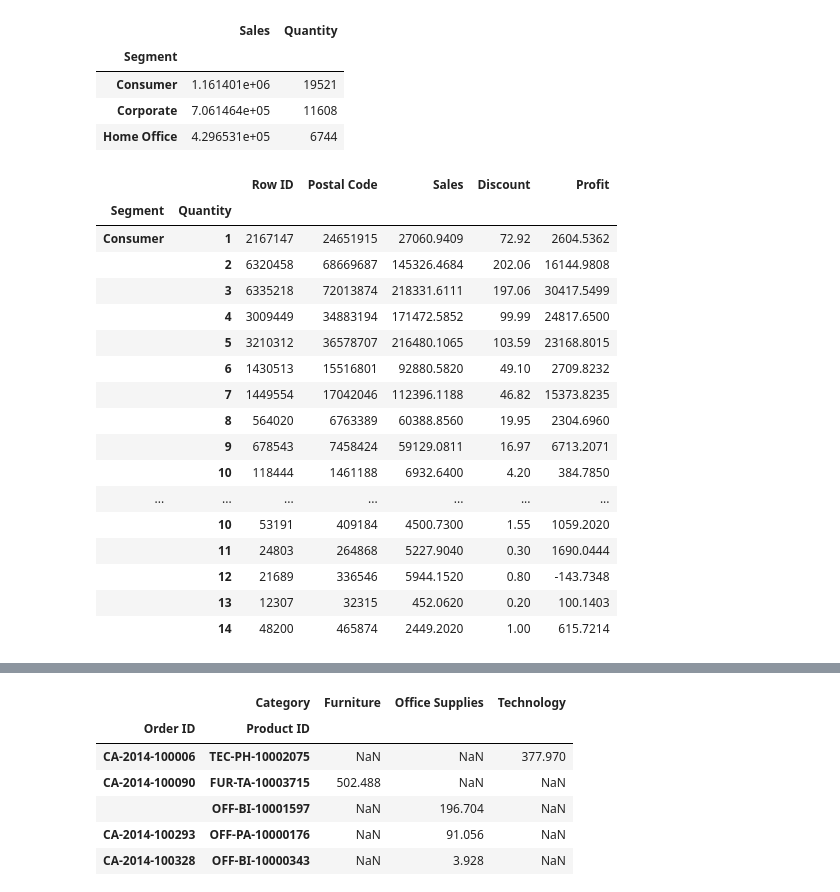
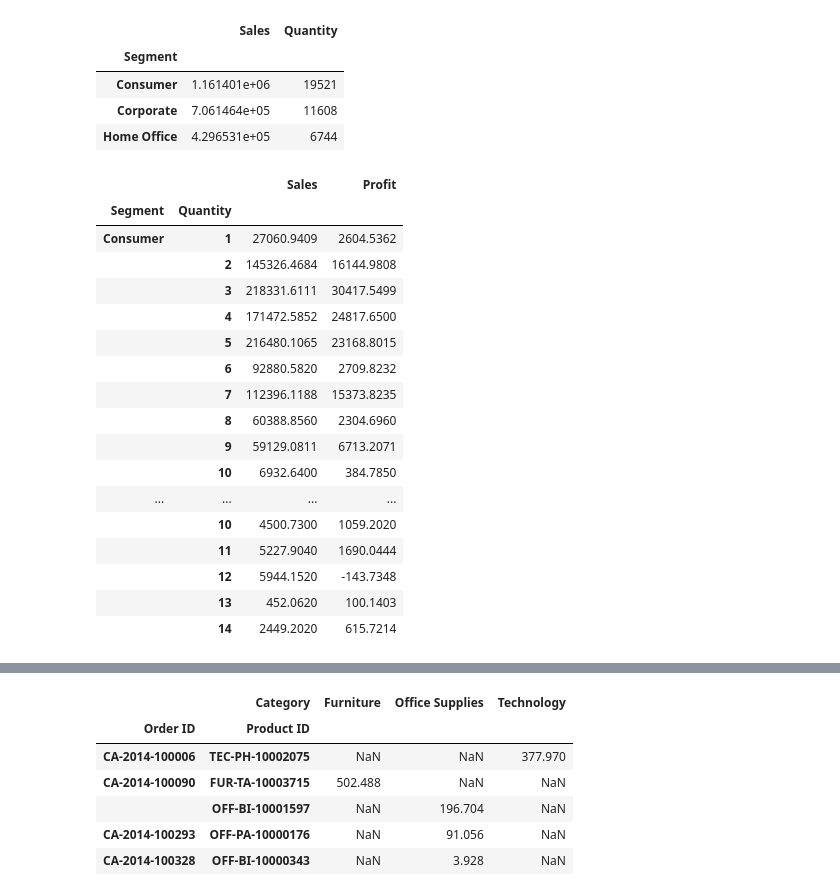
Before and after one commit to lauracarpaciu/OFFICE-SUPPLIES-EDA-PYTHON, a Jupyter notebook: Superstore.ipynb, the cells around one changed output, grey strips where cells are left out. Cells and saved outputs as stored; diff of their text form; code cells hidden in the pictures.

```diff
--- a/Superstore.ipynb
+++ b/Superstore.ipynb
@@ -267,23 +238,23 @@ store_df.groupby("Segment")[["Sales", "Quantity"]].sum()
 | Corporate | 7.061464e+05 | 11608 |
 | Home Office | 4.296531e+05 | 6744 |
 # %%
-store_df.groupby(["Segment", "Quantity"]).sum()
+store_df.groupby(["Segment", "Quantity"])[["Sales", "Profit"]].sum()
 # %% [output]
-|  |  | Row ID | Postal Code | Sales | Discount | Profit |
-| Segment | Quantity |  |  |  |  |  |
-| Consumer | 1 | 2167147 | 24651915 | 27060.9409 | 72.92 | 2604.5362 |
-|  | 2 | 6320458 | 68669687 | 145326.4684 | 202.06 | 16144.9808 |
-|  | 3 | 6335218 | 72013874 | 218331.6111 | 197.06 | 30417.5499 |
-|  | 4 | 3009449 | 34883194 | 171472.5852 | 99.99 | 24817.6500 |
-|  | 5 | 3210312 | 36578707 | 216480.1065 | 103.59 | 23168.8015 |
-|  | 6 | 1430513 | 15516801 | 92880.5820 | 49.10 | 2709.8232 |
-|  | 7 | 1449554 | 17042046 | 112396.1188 | 46.82 | 15373.8235 |
-|  | 8 | 564020 | 6763389 | 60388.8560 | 19.95 | 2304.6960 |
-|  | 9 | 678543 | 7458424 | 59129.0811 | 16.97 | 6713.2071 |
-|  | 10 | 118444 | 1461188 | 6932.6400 | 4.20 | 384.7850 |
-| ... | ... | ... | ... | ... | ... | ... |
-|  | 10 | 53191 | 409184 | 4500.7300 | 1.55 | 1059.2020 |
-|  | 11 | 24803 | 264868 | 5227.9040 | 0.30 | 1690.0444 |
-|  | 12 | 21689 | 336546 | 5944.1520 | 0.80 | -143.7348 |
-|  | 13 | 12307 | 32315 | 452.0620 | 0.20 | 100.1403 |
-|  | 14 | 48200 | 465874 | 2449.2020 | 1.00 | 615.7214 |
+|  |  | Sales | Profit |
+| Segment | Quantity |  |  |
+| Consumer | 1 | 27060.9409 | 2604.5362 |
+|  | 2 | 145326.4684 | 16144.9808 |
+|  | 3 | 218331.6111 | 30417.5499 |
+|  | 4 | 171472.5852 | 24817.6500 |
+|  | 5 | 216480.1065 | 23168.8015 |
+|  | 6 | 92880.5820 | 2709.8232 |
+|  | 7 | 112396.1188 | 15373.8235 |
+|  | 8 | 60388.8560 | 2304.6960 |
+|  | 9 | 59129.0811 | 6713.2071 |
+|  | 10 | 6932.6400 | 384.7850 |
+| ... | ... | ... | ... |
+|  | 10 | 4500.7300 | 1059.2020 |
+|  | 11 | 5227.9040 | 1690.0444 |
+|  | 12 | 5944.1520 | -143.7348 |
+|  | 13 | 452.0620 | 100.1403 |
+|  | 14 | 2449.2020 | 615.7214 |
```
Also changed, not shown: parts of 9 cells of this notebook.
